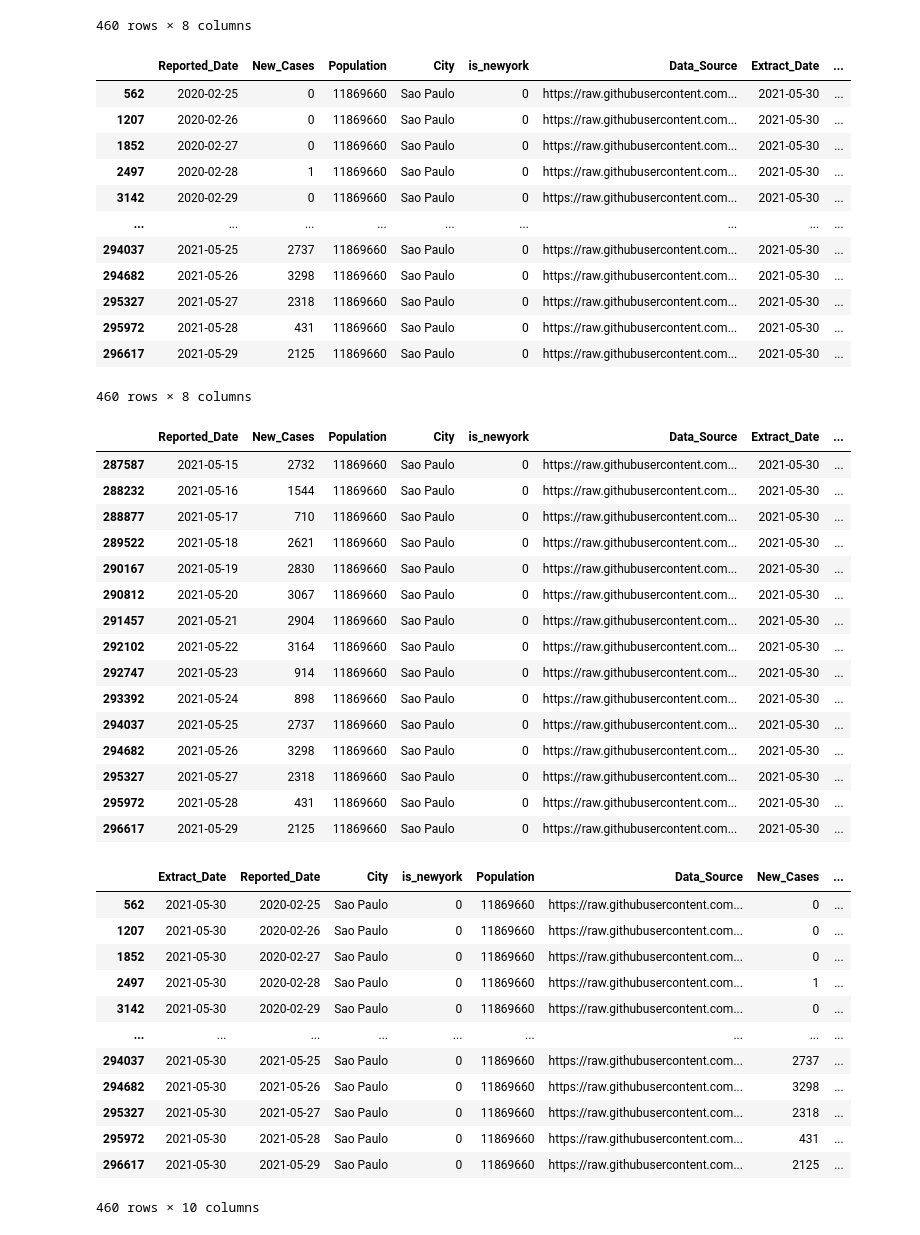
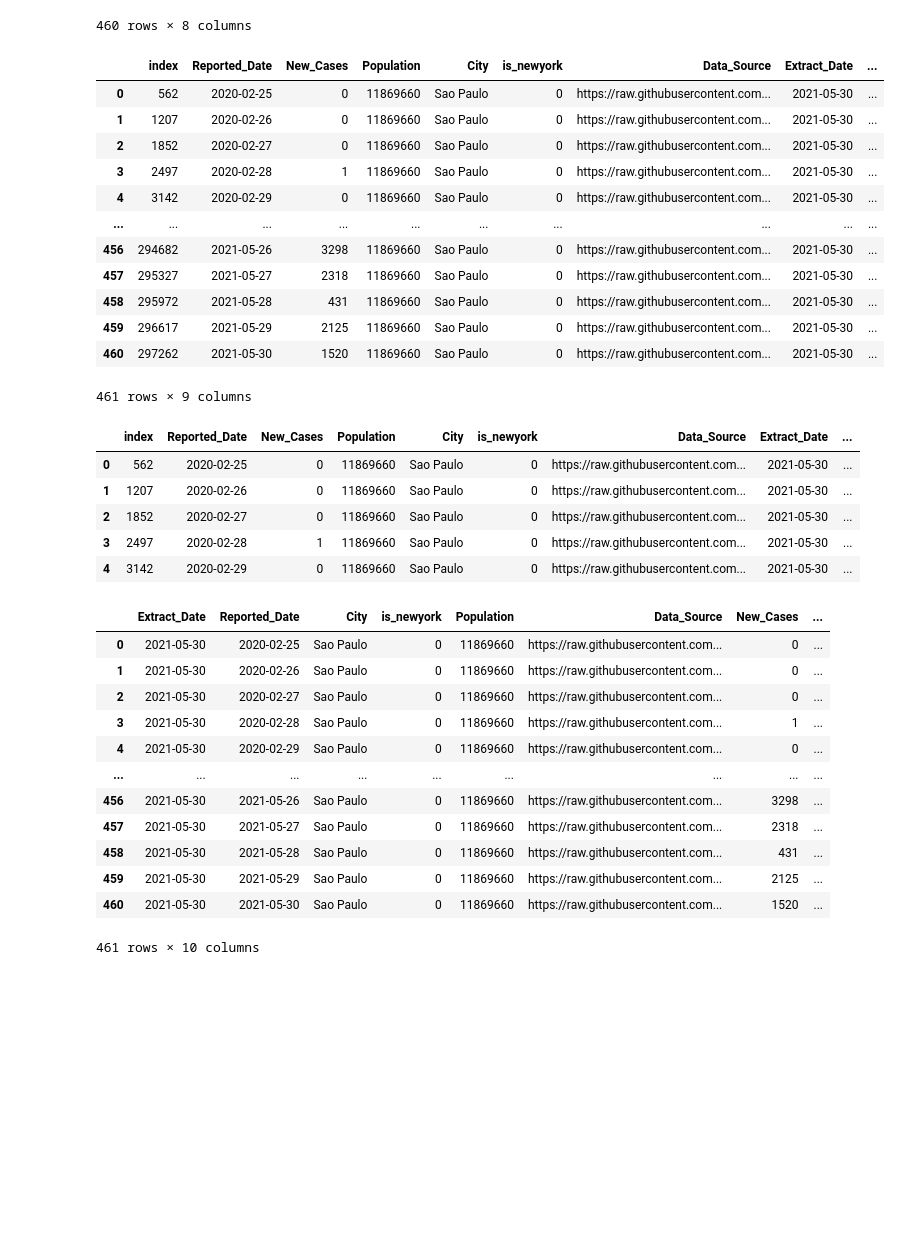
Before and after one commit to archinarula/Group-5-Project, a Jupyter notebook: 01_ETL_FullRefresh.ipynb, the cells around one changed output. Drawn from its saved outputs; the diff is of its cells as text; code cells hidden in the pictures; blank space fills up the shorter version.

```diff
--- a/01_ETL_FullRefresh.ipynb
+++ b/01_ETL_FullRefresh.ipynb
@@ -396,7 +362,3 @@ sp_transform_df.head()
 | 1852 | 2020-02-27 | 0 | 11869660 | Sao Paulo | 0 | https://raw.githubusercontent.com... | 2021-05-30 |
 | 2497 | 2020-02-28 | 1 | 11869660 | Sao Paulo | 0 | https://raw.githubusercontent.com... | 2021-05-30 |
 | 3142 | 2020-02-29 | 0 | 11869660 | Sao Paulo | 0 | https://raw.githubusercontent.com... | 2021-05-30 |
-# %%
-#10 Add caclulated column for per 100 K
-sp_transform_df["new_cases_per_100K"]=round((sp_transform_df["New_Cases"]/sp_transform_df["Population"])*100000 ,2)
-sp_transform_df
@@ -432,45 +380,35 @@ sp_transform_df
 | 296617 | 2021-05-29 | 2125 | 11869660 | Sao Paulo | 0 | https://raw.githubusercontent.com... | 2021-05-30 | ... |
 460 rows × 8 columns
 # %%
-# just to be on safe side reorder the dataframe on the reproted date
-sp_transform_df.sort_values(by='Reported_Date', inplace=True)
+# reorder by reported date
+sp_transform_df=sp_transform_df.sort_values(by='Reported_Date' ,ascending=True ) .reset_index()
 sp_transform_df
 # %% [output]
-|  | Reported_Date | New_Cases | Population | City | is_newyork | Data_Source | Extract_Date | ... |
-| 562 | 2020-02-25 | 0 | 11869660 | Sao Paulo | 0 | https://raw.githubusercontent.com... | 2021-05-30 | ... |
-| 1207 | 2020-02-26 | 0 | 11869660 | Sao Paulo | 0 | https://raw.githubusercontent.com... | 2021-05-30 | ... |
-| 1852 | 2020-02-27 | 0 | 11869660 | Sao Paulo | 0 | https://raw.githubusercontent.com... | 2021-05-30 | ... |
-| 2497 | 2020-02-28 | 1 | 11869660 | Sao Paulo | 0 | https://raw.githubusercontent.com... | 2021-05-30 | ... |
-| 3142 | 2020-02-29 | 0 | 11869660 | Sao Paulo | 0 | https://raw.githubusercontent.com... | 2021-05-30 | ... |
-| ... | ... | ... | ... | ... | ... | ... | ... | ... |
-| 294037 | 2021-05-25 | 2737 | 11869660 | Sao Paulo | 0 | https://raw.githubusercontent.com... | 2021-05-30 | ... |
-| 294682 | 2021-05-26 | 3298 | 11869660 | Sao Paulo | 0 | https://raw.githubusercontent.com... | 2021-05-30 | ... |
-| 295327 | 2021-05-27 | 2318 | 11869660 | Sao Paulo | 0 | https://raw.githubusercontent.com... | 2021-05-30 | ... |
-| 295972 | 2021-05-28 | 431 | 11869660 | Sao Paulo | 0 | https://raw.githubusercontent.com... | 2021-05-30 | ... |
-| 296617 | 2021-05-29 | 2125 | 11869660 | Sao Paulo | 0 | https://raw.githubusercontent.com... | 2021-05-30 | ... |
+|  | index | Reported_Date | New_Cases | Population | City | is_newyork | Data_Source | Extract_Date | ... |
+| 0 | 562 | 2020-02-25 | 0 | 11869660 | Sao Paulo | 0 | https://raw.githubusercontent.com... | 2021-05-30 | ... |
+| 1 | 1207 | 2020-02-26 | 0 | 11869660 | Sao Paulo | 0 | https://raw.githubusercontent.com... | 2021-05-30 | ... |
+| 2 | 1852 | 2020-02-27 | 0 | 11869660 | Sao Paulo | 0 | https://raw.githubusercontent.com... | 2021-05-30 | ... |
+| 3 | 2497 | 2020-02-28 | 1 | 11869660 | Sao Paulo | 0 | https://raw.githubusercontent.com... | 2021-05-30 | ... |
+| 4 | 3142 | 2020-02-29 | 0 | 11869660 | Sao Paulo | 0 | https://raw.githubusercontent.com... | 2021-05-30 | ... |
+| ... | ... | ... | ... | ... | ... | ... | ... | ... | ... |
+| 456 | 294682 | 2021-05-26 | 3298 | 11869660 | Sao Paulo | 0 | https://raw.githubusercontent.com... | 2021-05-30 | ... |
+| 457 | 295327 | 2021-05-27 | 2318 | 11869660 | Sao Paulo | 0 | https://raw.githubusercontent.com... | 2021-05-30 | ... |
+| 458 | 295972 | 2021-05-28 | 431 | 11869660 | Sao Paulo | 0 | https://raw.githubusercontent.com... | 2021-05-30 | ... |
+| 459 | 296617 | 2021-05-29 | 2125 | 11869660 | Sao Paulo | 0 | https://raw.githubusercontent.com... | 2021-05-30 | ... |
+| 460 | 297262 | 2021-05-30 | 1520 | 11869660 | Sao Paulo | 0 | https://raw.githubusercontent.com... | 2021-05-30 | ... |
-460 rows × 8 columns
+461 rows × 9 columns
 # %%
 #11,12 Add rolling 7 days moving average for new_cases_per_100K and new cases
 sp_transform_df["mavg_7day_per_100k_new_cases"] = round(sp_transform_df["new_cases_per_100K"].rolling(window=7,min_periods=1).mean(),2)
 sp_transform_df["mavg_7day_new_cases"] = round(sp_transform_df["New_Cases"].rolling(window=7,min_periods=1).mean(),2)
-sp_transform_df.tail(15)
+sp_transform_df.head()
 # %% [output]
-|  | Reported_Date | New_Cases | Population | City | is_newyork | Data_Source | Extract_Date | ... |
-| 287587 | 2021-05-15 | 2732 | 11869660 | Sao Paulo | 0 | https://raw.githubusercontent.com... | 2021-05-30 | ... |
-| 288232 | 2021-05-16 | 1544 | 11869660 | Sao Paulo | 0 | https://raw.githubusercontent.com... | 2021-05-30 | ... |
-| 288877 | 2021-05-17 | 710 | 11869660 | Sao Paulo | 0 | https://raw.githubusercontent.com... | 2021-05-30 | ... |
-| 289522 | 2021-05-18 | 2621 | 11869660 | Sao Paulo | 0 | https://raw.githubusercontent.com... | 2021-05-30 | ... |
-| 290167 | 2021-05-19 | 2830 | 11869660 | Sao Paulo | 0 | https://raw.githubusercontent.com... | 2021-05-30 | ... |
-| 290812 | 2021-05-20 | 3067 | 11869660 | Sao Paulo | 0 | https://raw.githubusercontent.com... | 2021-05-30 | ... |
-| 291457 | 2021-05-21 | 2904 | 11869660 | Sao Paulo | 0 | https://raw.githubusercontent.com... | 2021-05-30 | ... |
-| 292102 | 2021-05-22 | 3164 | 11869660 | Sao Paulo | 0 | https://raw.githubusercontent.com... | 2021-05-30 | ... |
-| 292747 | 2021-05-23 | 914 | 11869660 | Sao Paulo | 0 | https://raw.githubusercontent.com... | 2021-05-30 | ... |
-| 293392 | 2021-05-24 | 898 | 11869660 | Sao Paulo | 0 | https://raw.githubusercontent.com... | 2021-05-30 | ... |
-| 294037 | 2021-05-25 | 2737 | 11869660 | Sao Paulo | 0 | https://raw.githubusercontent.com... | 2021-05-30 | ... |
-| 294682 | 2021-05-26 | 3298 | 11869660 | Sao Paulo | 0 | https://raw.githubusercontent.com... | 2021-05-30 | ... |
-| 295327 | 2021-05-27 | 2318 | 11869660 | Sao Paulo | 0 | https://raw.githubusercontent.com... | 2021-05-30 | ... |
-| 295972 | 2021-05-28 | 431 | 11869660 | Sao Paulo | 0 | https://raw.githubusercontent.com... | 2021-05-30 | ... |
-| 296617 | 2021-05-29 | 2125 | 11869660 | Sao Paulo | 0 | https://raw.githubusercontent.com... | 2021-05-30 | ... |
+|  | index | Reported_Date | New_Cases | Population | City | is_newyork | Data_Source | Extract_Date | ... |
+| 0 | 562 | 2020-02-25 | 0 | 11869660 | Sao Paulo | 0 | https://raw.githubusercontent.com... | 2021-05-30 | ... |
+| 1 | 1207 | 2020-02-26 | 0 | 11869660 | Sao Paulo | 0 | https://raw.githubusercontent.com... | 2021-05-30 | ... |
+| 2 | 1852 | 2020-02-27 | 0 | 11869660 | Sao Paulo | 0 | https://raw.githubusercontent.com... | 2021-05-30 | ... |
+| 3 | 2497 | 2020-02-28 | 1 | 11869660 | Sao Paulo | 0 | https://raw.githubusercontent.com... | 2021-05-30 | ... |
+| 4 | 3142 | 2020-02-29 | 0 | 11869660 | Sao Paulo | 0 | https://raw.githubusercontent.com... | 2021-05-30 | ... |
 # %%
 # 13 Re order columns to create final data set
 sp_clean_df = sp_transform_df[["Extract_Date","Reported_Date","City","is_newyork","Population","Data_Source",
@@ -478,18 +416,18 @@ sp_clean_df = sp_transform_df[["Extract_Date","Reported_Date","City","is_newyork
 sp_clean_df
 # %% [output]
 |  | Extract_Date | Reported_Date | City | is_newyork | Population | Data_Source | New_Cases | ... |
-| 562 | 2021-05-30 | 2020-02-25 | Sao Paulo | 0 | 11869660 | https://raw.githubusercontent.com... | 0 | ... |
-| 1207 | 2021-05-30 | 2020-02-26 | Sao Paulo | 0 | 11869660 | https://raw.githubusercontent.com... | 0 | ... |
-| 1852 | 2021-05-30 | 2020-02-27 | Sao Paulo | 0 | 11869660 | https://raw.githubusercontent.com... | 0 | ... |
-| 2497 | 2021-05-30 | 2020-02-28 | Sao Paulo | 0 | 11869660 | https://raw.githubusercontent.com... | 1 | ... |
-| 3142 | 2021-05-30 | 2020-02-29 | Sao Paulo | 0 | 11869660 | https://raw.githubusercontent.com... | 0 | ... |
+| 0 | 2021-05-30 | 2020-02-25 | Sao Paulo | 0 | 11869660 | https://raw.githubusercontent.com... | 0 | ... |
+| 1 | 2021-05-30 | 2020-02-26 | Sao Paulo | 0 | 11869660 | https://raw.githubusercontent.com... | 0 | ... |
+| 2 | 2021-05-30 | 2020-02-27 | Sao Paulo | 0 | 11869660 | https://raw.githubusercontent.com... | 0 | ... |
+| 3 | 2021-05-30 | 2020-02-28 | Sao Paulo | 0 | 11869660 | https://raw.githubusercontent.com... | 1 | ... |
+| 4 | 2021-05-30 | 2020-02-29 | Sao Paulo | 0 | 11869660 | https://raw.githubusercontent.com... | 0 | ... |
 | ... | ... | ... | ... | ... | ... | ... | ... | ... |
-| 294037 | 2021-05-30 | 2021-05-25 | Sao Paulo | 0 | 11869660 | https://raw.githubusercontent.com... | 2737 | ... |
-| 294682 | 2021-05-30 | 2021-05-26 | Sao Paulo | 0 | 11869660 | https://raw.githubusercontent.com... | 3298 | ... |
-| 295327 | 2021-05-30 | 2021-05-27 | Sao Paulo | 0 | 11869660 | https://raw.githubusercontent.com... | 2318 | ... |
-| 295972 | 2021-05-30 | 2021-05-28 | Sao Paulo | 0 | 11869660 | https://raw.githubusercontent.com... | 431 | ... |
-| 296617 | 2021-05-30 | 2021-05-29 | Sao Paulo | 0 | 11869660 | https://raw.githubusercontent.com... | 2125 | ... |
+| 456 | 2021-05-30 | 2021-05-26 | Sao Paulo | 0 | 11869660 | https://raw.githubusercontent.com... | 3298 | ... |
+| 457 | 2021-05-30 | 2021-05-27 | Sao Paulo | 0 | 11869660 | https://raw.githubusercontent.com... | 2318 | ... |
+| 458 | 2021-05-30 | 2021-05-28 | Sao Paulo | 0 | 11869660 | https://raw.githubusercontent.com... | 431 | ... |
+| 459 | 2021-05-30 | 2021-05-29 | Sao Paulo | 0 | 11869660 | https://raw.githubusercontent.com... | 2125 | ... |
+| 460 | 2021-05-30 | 2021-05-30 | Sao Paulo | 0 | 11869660 | https://raw.githubusercontent.com... | 1520 | ... |
-460 rows × 10 columns
+461 rows × 10 columns
 # %%
 #14 Export clean sao paulo data as SP_Covid_New_Cases_Final.csv
 output_file = "Resources\SP_Covid_New_Cases_Final.csv"
```
Also changed, not shown: parts of 40 cells of this notebook, 13 other files.
